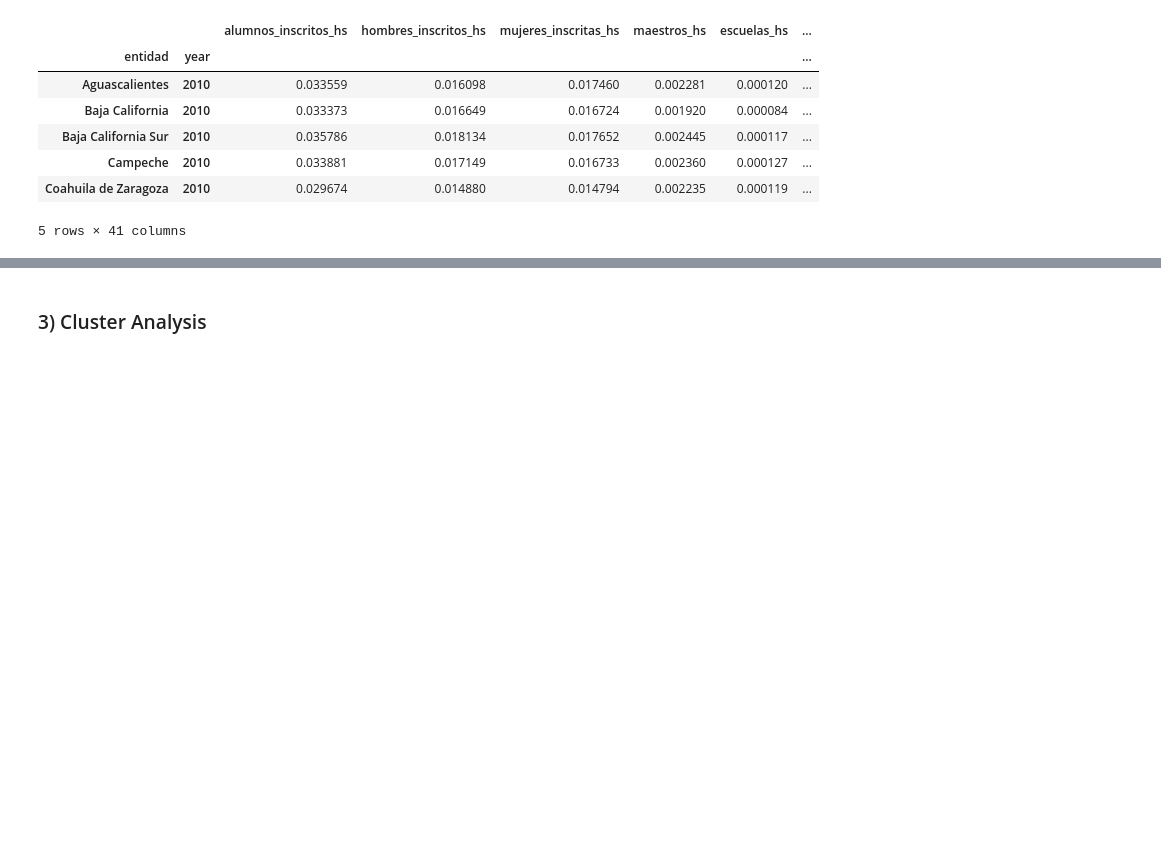
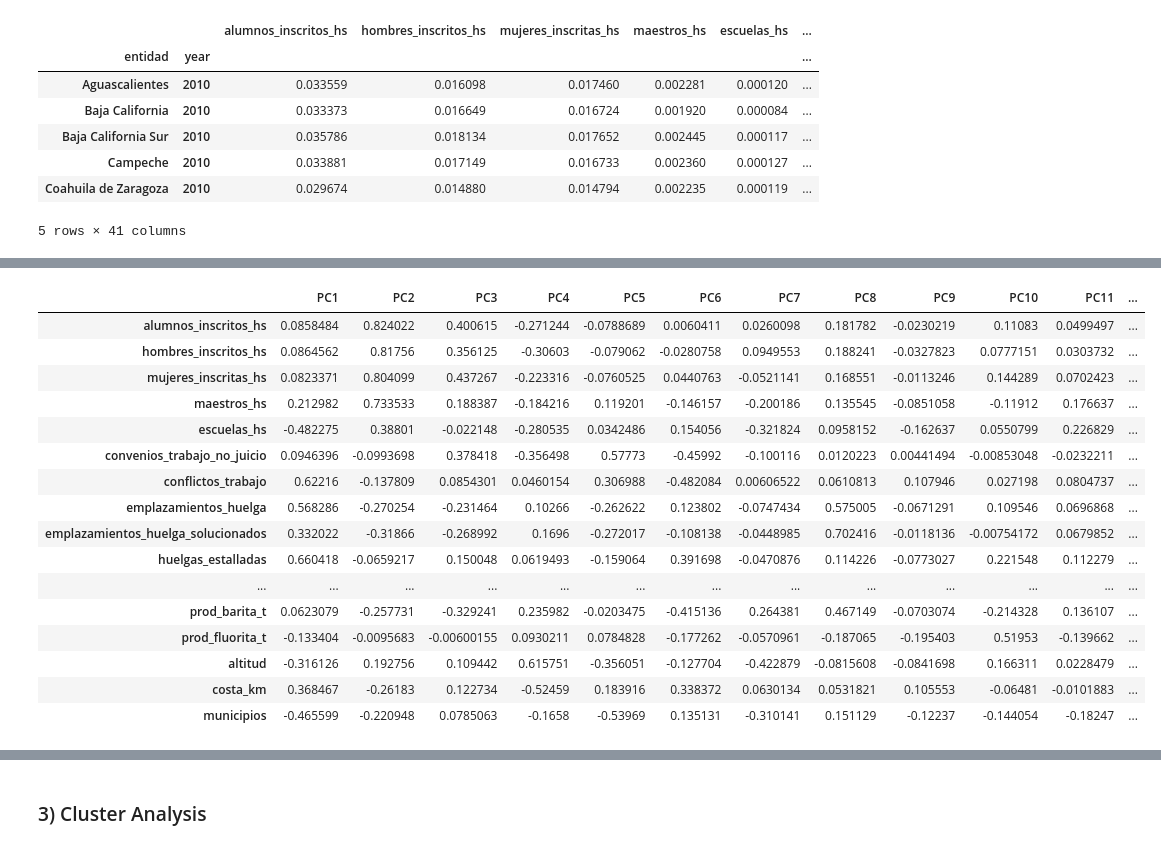
Before and after one commit to marioamz/MexicoOC_Index, a Jupyter notebook: Data_Exploration_Multivariable_Analysis.ipynb, the cells around one changed output, grey strips where cells are left out. Cells and saved outputs as stored; diff of their text form; code cells hidden in the pictures; blank space fills up the shorter version.

```diff
--- a/Data_Exploration_Multivariable_Analysis.ipynb
+++ b/Data_Exploration_Multivariable_Analysis.ipynb
@@ -205,0 +176,22 @@ From there, bar graph of PCA variance explanation and one that breaks it down in
+# %%
+loadings = epc.factor_loadings(pc, working_df, pca_df, 'entidad', 'year')
+# %%
+loadings
+# %% [output]
+|  | PC1 | PC2 | PC3 | PC4 | PC5 | PC6 | PC7 | PC8 | PC9 | PC10 | PC11 | ... |
+| alumnos_inscritos_hs | 0.0858484 | 0.824022 | 0.400615 | -0.271244 | -0.0788689 | 0.0060411 | 0.0260098 | 0.181782 | -0.0230219 | 0.11083 | 0.0499497 | ... |
+| hombres_inscritos_hs | 0.0864562 | 0.81756 | 0.356125 | -0.30603 | -0.079062 | -0.0280758 | 0.0949553 | 0.188241 | -0.0327823 | 0.0777151 | 0.0303732 | ... |
+| mujeres_inscritas_hs | 0.0823371 | 0.804099 | 0.437267 | -0.223316 | -0.0760525 | 0.0440763 | -0.0521141 | 0.168551 | -0.0113246 | 0.144289 | 0.0702423 | ... |
+| maestros_hs | 0.212982 | 0.733533 | 0.188387 | -0.184216 | 0.119201 | -0.146157 | -0.200186 | 0.135545 | -0.0851058 | -0.11912 | 0.176637 | ... |
+| escuelas_hs | -0.482275 | 0.38801 | -0.022148 | -0.280535 | 0.0342486 | 0.154056 | -0.321824 | 0.0958152 | -0.162637 | 0.0550799 | 0.226829 | ... |
+| convenios_trabajo_no_juicio | 0.0946396 | -0.0993698 | 0.378418 | -0.356498 | 0.57773 | -0.45992 | -0.100116 | 0.0120223 | 0.00441494 | -0.00853048 | -0.0232211 | ... |
+| conflictos_trabajo | 0.62216 | -0.137809 | 0.0854301 | 0.0460154 | 0.306988 | -0.482084 | 0.00606522 | 0.0610813 | 0.107946 | 0.027198 | 0.0804737 | ... |
+| emplazamientos_huelga | 0.568286 | -0.270254 | -0.231464 | 0.10266 | -0.262622 | 0.123802 | -0.0747434 | 0.575005 | -0.0671291 | 0.109546 | 0.0696868 | ... |
+| emplazamientos_huelga_solucionados | 0.332022 | -0.31866 | -0.268992 | 0.1696 | -0.272017 | -0.108138 | -0.0448985 | 0.702416 | -0.0118136 | -0.00754172 | 0.0679852 | ... |
+| huelgas_estalladas | 0.660418 | -0.0659217 | 0.150048 | 0.0619493 | -0.159064 | 0.391698 | -0.0470876 | 0.114226 | -0.0773027 | 0.221548 | 0.112279 | ... |
+| ... | ... | ... | ... | ... | ... | ... | ... | ... | ... | ... | ... | ... |
+| prod_barita_t | 0.0623079 | -0.257731 | -0.329241 | 0.235982 | -0.0203475 | -0.415136 | 0.264381 | 0.467149 | -0.0703074 | -0.214328 | 0.136107 | ... |
+| prod_fluorita_t | -0.133404 | -0.0095683 | -0.00600155 | 0.0930211 | 0.0784828 | -0.177262 | -0.0570961 | -0.187065 | -0.195403 | 0.51953 | -0.139662 | ... |
+| altitud | -0.316126 | 0.192756 | 0.109442 | 0.615751 | -0.356051 | -0.127704 | -0.422879 | -0.0815608 | -0.0841698 | 0.166311 | 0.0228479 | ... |
+| costa_km | 0.368467 | -0.26183 | 0.122734 | -0.52459 | 0.183916 | 0.338372 | 0.0630134 | 0.0531821 | 0.105553 | -0.06481 | -0.0101883 | ... |
+| municipios | -0.465599 | -0.220948 | 0.0785063 | -0.1658 | -0.53969 | 0.135131 | -0.310141 | 0.151129 | -0.12237 | -0.144054 | -0.18247 | ... |
```
Also changed, not shown: parts of 27 cells of this notebook, 1 other file.
